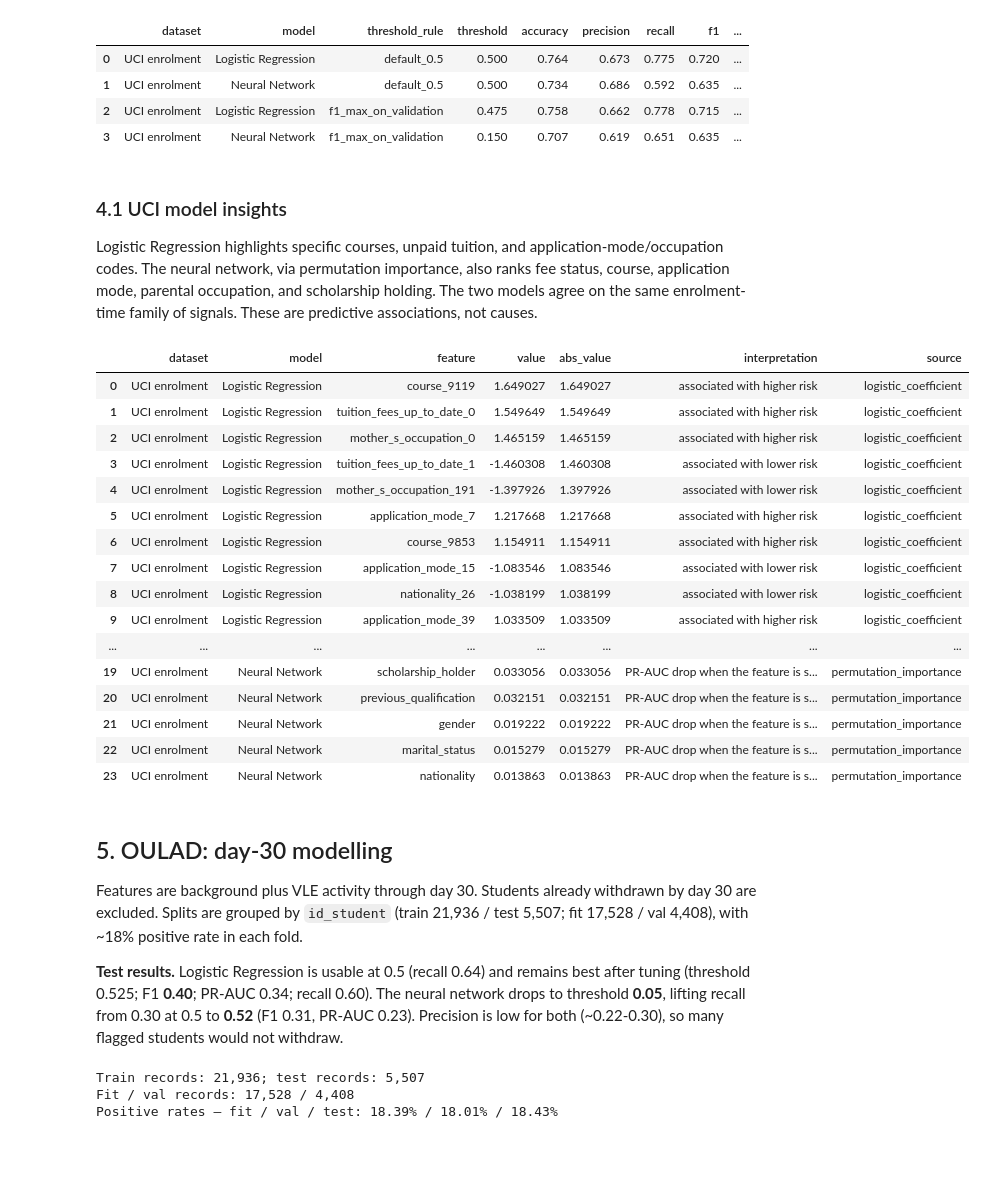
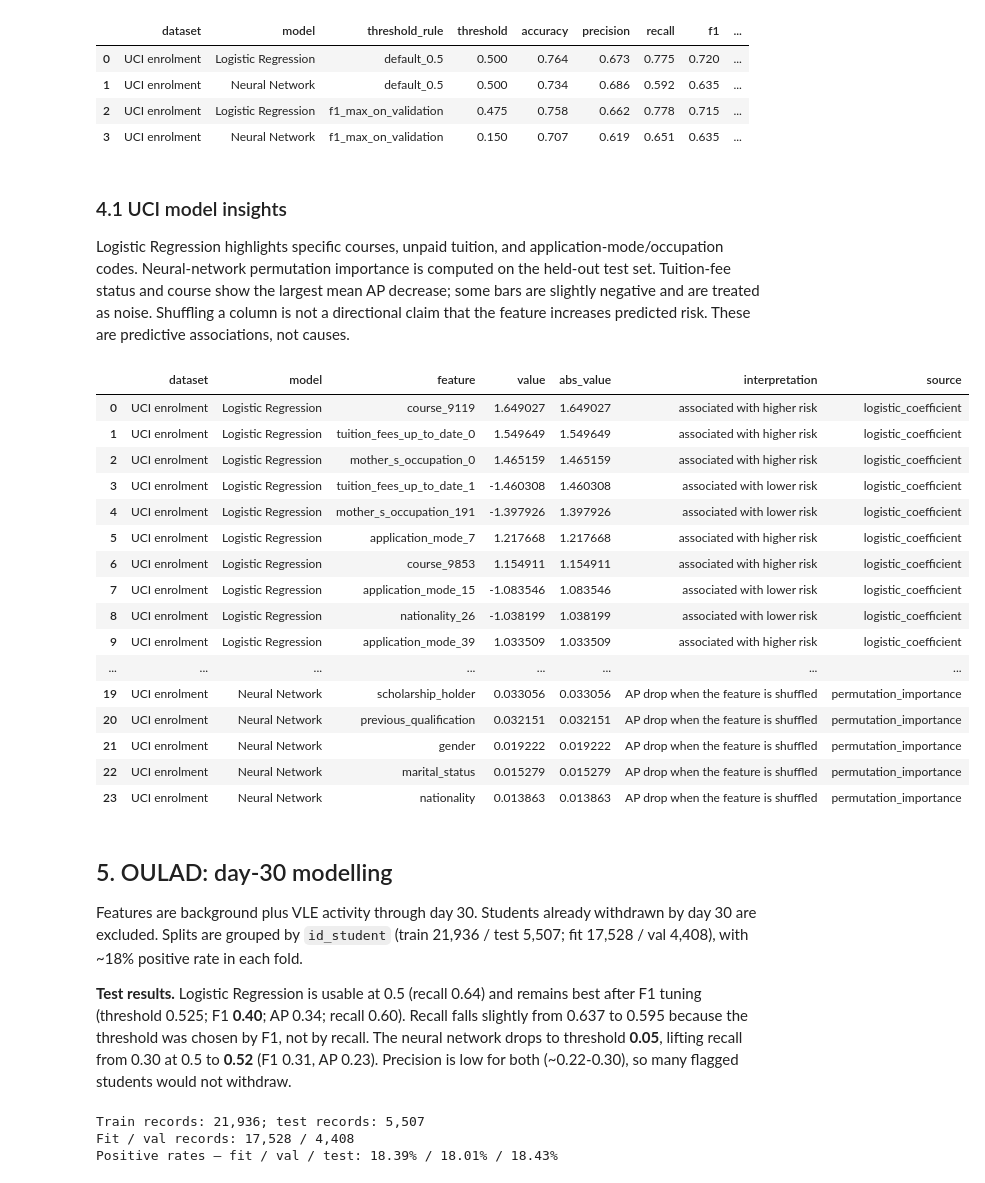
Before and after one commit to cyp186/acer-student-project, a Jupyter notebook: notebooks/01_student_risk_analysis.ipynb, the cells around one changed output. Cells and saved outputs as stored; diff of their text form; code cells hidden in the pictures; blank space fills up the shorter version.

```diff
--- a/notebooks/01_student_risk_analysis.ipynb
+++ b/notebooks/01_student_risk_analysis.ipynb
@@ -189,51 +189,51 @@ uci_compare.round(3)
 # %% [markdown]
 ### 4.1 UCI model insights
 
-Logistic Regression highlights specific courses, unpaid tuition, and application-mode/occupation codes. The neural network, via permutation importance, also ranks fee status, course, application mode, parental occupation, and scholarship holding. The two models agree on the same enrolment-time family of signals. These are predictive associations, not causes.
+Logistic Regression highlights specific courses, unpaid tuition, and application-mode/occupation codes. Neural-network permutation importance is computed on the held-out test set. Tuition-fee status and course show the largest mean AP decrease; some bars are slightly negative and are treated as noise. Shuffling a column is not a directional claim that the feature increases predicted risk. These are predictive associations, not causes.
 # %%
-# extract_model_insights: signed LR coefficients, or NN permutation importance (PR-AUC drop).
+# extract_model_insights: signed LR coefficients, or NN permutation importance on held-out test data (mean AP decrease).
 uci_insight_frames = []
 for name, model in uci_fitted.items():
-    insights = extract_model_insights(model, top_n=12, x=x_uci_train, y=y_uci_train)
+    insights = extract_model_insights(model, top_n=12, x=x_uci_test, y=y_uci_test)
     insights.insert(0, 'dataset', 'UCI enrolment')
     insights.insert(1, 'model', name)
     uci_insight_frames.append(insights)
 
 # One feature plot for the report: Neural Network (nonlinear UCI model).
 plot_top_features(
     uci_insight_frames[1],
-    title='UCI top contributions: Neural Network',
+    title='UCI permutation importance: Neural Network',
     output_path=FIGURES / 'uci_neural_network_top_features.png',
     show=True,
 )
 
 uci_insights = pd.concat(uci_insight_frames, ignore_index=True)
 uci_insights.to_csv(RESULTS / 'uci_model_insights.csv', index=False)
 uci_insights
 # %% [output]
 |  | dataset | model | feature | value | abs_value | interpretation | source |
 | 0 | UCI enrolment | Logistic Regression | course_9119 | 1.649027 | 1.649027 | associated with higher risk | logistic_coefficient |
 | 1 | UCI enrolment | Logistic Regression | tuition_fees_up_to_date_0 | 1.549649 | 1.549649 | associated with higher risk | logistic_coefficient |
 | 2 | UCI enrolment | Logistic Regression | mother_s_occupation_0 | 1.465159 | 1.465159 | associated with higher risk | logistic_coefficient |
 | 3 | UCI enrolment | Logistic Regression | tuition_fees_up_to_date_1 | -1.460308 | 1.460308 | associated with lower risk | logistic_coefficient |
 | 4 | UCI enrolment | Logistic Regression | mother_s_occupation_191 | -1.397926 | 1.397926 | associated with lower risk | logistic_coefficient |
 | 5 | UCI enrolment | Logistic Regression | application_mode_7 | 1.217668 | 1.217668 | associated with higher risk | logistic_coefficient |
 | 6 | UCI enrolment | Logistic Regression | course_9853 | 1.154911 | 1.154911 | associated with higher risk | logistic_coefficient |
 | 7 | UCI enrolment | Logistic Regression | application_mode_15 | -1.083546 | 1.083546 | associated with lower risk | logistic_coefficient |
 | 8 | UCI enrolment | Logistic Regression | nationality_26 | -1.038199 | 1.038199 | associated with lower risk | logistic_coefficient |
 | 9 | UCI enrolment | Logistic Regression | application_mode_39 | 1.033509 | 1.033509 | associated with higher risk | logistic_coefficient |
 | ... | ... | ... | ... | ... | ... | ... | ... |
-| 19 | UCI enrolment | Neural Network | scholarship_holder | 0.033056 | 0.033056 | PR-AUC drop when the feature is s... | permutation_importance |
-| 20 | UCI enrolment | Neural Network | previous_qualification | 0.032151 | 0.032151 | PR-AUC drop when the feature is s... | permutation_importance |
-| 21 | UCI enrolment | Neural Network | gender | 0.019222 | 0.019222 | PR-AUC drop when the feature is s... | permutation_importance |
-| 22 | UCI enrolment | Neural Network | marital_status | 0.015279 | 0.015279 | PR-AUC drop when the feature is s... | permutation_importance |
-| 23 | UCI enrolment | Neural Network | nationality | 0.013863 | 0.013863 | PR-AUC drop when the feature is s... | permutation_importance |
+| 19 | UCI enrolment | Neural Network | scholarship_holder | 0.033056 | 0.033056 | AP drop when the feature is shuffled | permutation_importance |
+| 20 | UCI enrolment | Neural Network | previous_qualification | 0.032151 | 0.032151 | AP drop when the feature is shuffled | permutation_importance |
+| 21 | UCI enrolment | Neural Network | gender | 0.019222 | 0.019222 | AP drop when the feature is shuffled | permutation_importance |
+| 22 | UCI enrolment | Neural Network | marital_status | 0.015279 | 0.015279 | AP drop when the feature is shuffled | permutation_importance |
+| 23 | UCI enrolment | Neural Network | nationality | 0.013863 | 0.013863 | AP drop when the feature is shuffled | permutation_importance |
 # %% [markdown]
 ## 5. OULAD: day-30 modelling
 
 Features are background plus VLE activity through day 30. Students already withdrawn by day 30 are excluded. Splits are grouped by `id_student` (train 21,936 / test 5,507; fit 17,528 / val 4,408), with ~18% positive rate in each fold.
 
-**Test results.** Logistic Regression is usable at 0.5 (recall 0.64) and remains best after tuning (threshold 0.525; F1 **0.40**; PR-AUC 0.34; recall 0.60). The neural network drops to threshold **0.05**, lifting recall from 0.30 at 0.5 to **0.52** (F1 0.31, PR-AUC 0.23). Precision is low for both (~0.22-0.30), so many flagged students would not withdraw.
+**Test results.** Logistic Regression is usable at 0.5 (recall 0.64) and remains best after F1 tuning (threshold 0.525; F1 **0.40**; AP 0.34; recall 0.60). Recall falls slightly from 0.637 to 0.595 because the threshold was chosen by F1, not by recall. The neural network drops to threshold **0.05**, lifting recall from 0.30 at 0.5 to **0.52** (F1 0.31, AP 0.23). Precision is low for both (~0.22-0.30), so many flagged students would not withdraw.
 # %%
 oulad_categorical = [
     'code_module', 'code_presentation', 'gender', 'region',
```
Also changed, not shown: parts of 10 cells of this notebook, 10 other files.
